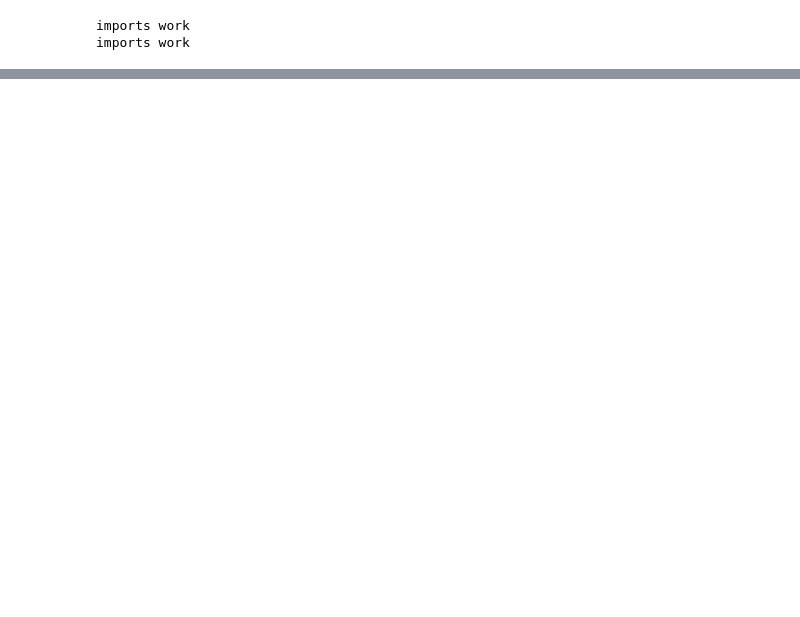
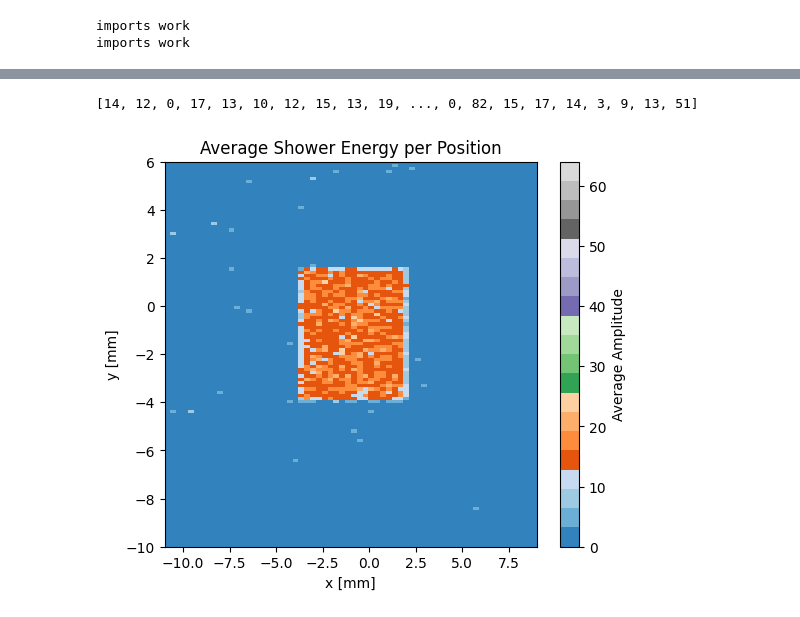
Before and after one commit to Ben-David-Ben/F-Cal-TB-Project, a Jupyter notebook: TB2025_Gap.ipynb, the cells around one changed output, grey strips where cells are left out. Saved outputs shown, nothing was run; the diff lists cells and outputs as text; code cells hidden in the pictures; blank space fills up the shorter version.

```diff
--- a/TB2025_Gap.ipynb
+++ b/TB2025_Gap.ipynb
@@ -25,0 +276,5 @@ rf.hits_amount_colormap_single_plane(hit_data_1493.hits,1)
+# %%
+avg_energy_scope_colormap(data_1491_filtered, plane =2, x_center=-1, x_borders=10, y_center=-2, y_borders=8, bins=170, cmap="tab20c", pad=91)
+# %% [output]
+[14, 12, 0, 17, 13, 10, 12, 15, 13, 19, ..., 0, 82, 15, 17, 14, 3, 9, 13, 51]
+[figure, added]
```
Also changed, not shown: parts of 26 cells of this notebook, 2 other files.
